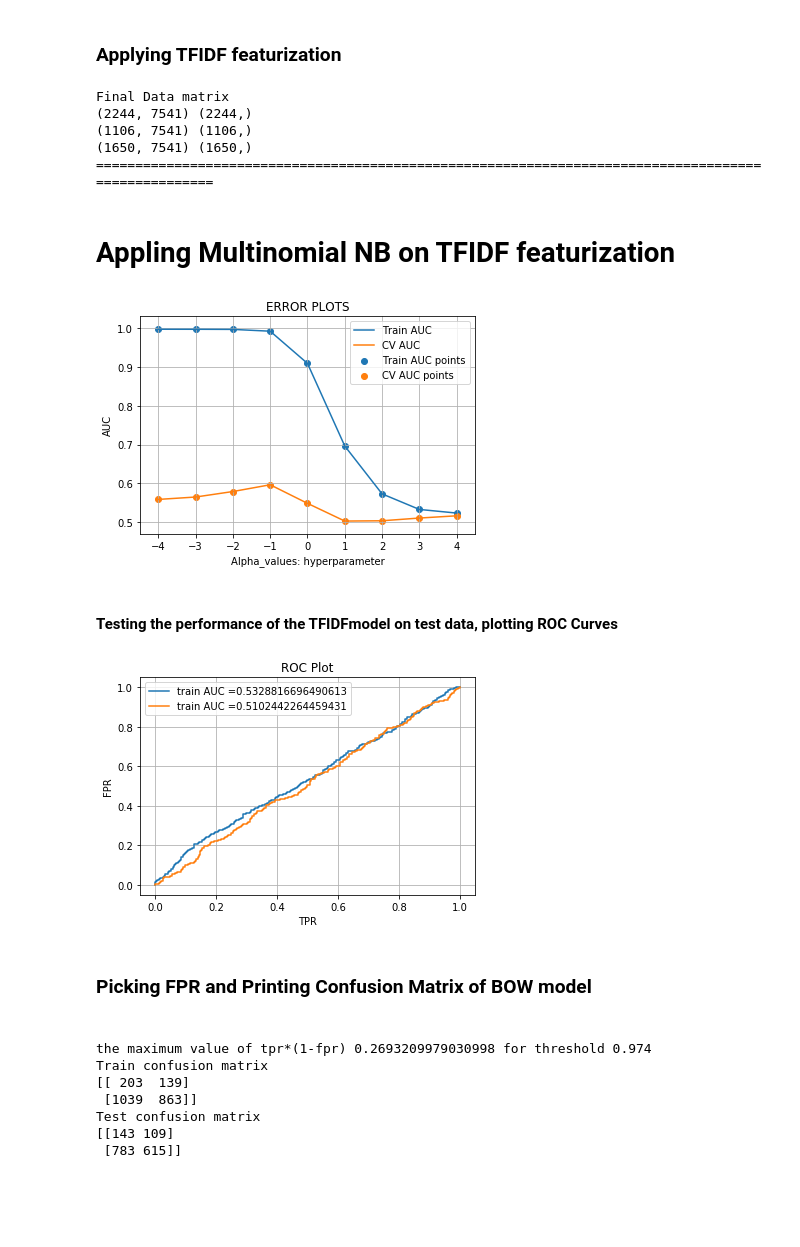
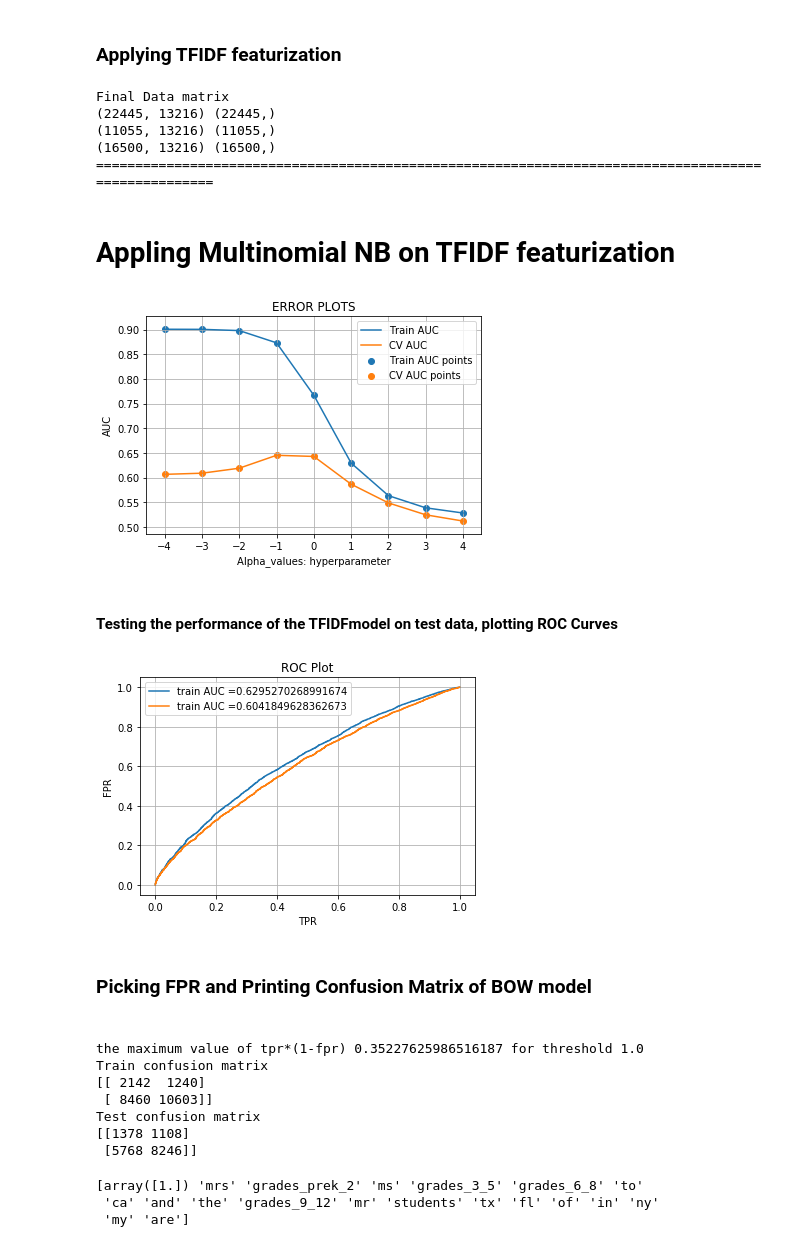
Before and after one commit to skshiraj/Sep_03, a Jupyter notebook: sugurunaresh111@gmail.com_06.ipynb, the cells around one changed output. Drawn from its saved outputs; the diff is of its cells as text; code cells hidden in the pictures; blank space fills up the shorter version.

```diff
--- a/sugurunaresh111@gmail.com_06.ipynb
+++ b/sugurunaresh111@gmail.com_06.ipynb
@@ -28,10 +28,11 @@ from collections import Counter
 [interactive output not drawn]
 # %%
 #loading data:
-data  = pd.read_csv('C:\\Users\\user\\Desktop\\6_Donors_choose_NB\\Preprocessed.csv', nrows=5000)
+data  = pd.read_csv('C:\\Users\\nsuguru\\Desktop\\Preprocessed_Data.csv')
 y = data['project_is_approved'].values
 X = data.drop(['project_is_approved'], axis=1)
 from sklearn.model_selection import train_test_split
 #Splitting data into Train and cross validation(or test): Stratified Sampling
 X_train, X_test, y_train, y_test = train_test_split(X, y, test_size=0.33, stratify=y)
 X_train, X_cv, y_train, y_cv = train_test_split(X_train, y_train, test_size=0.33, stratify=y_train)
+data.shape
@@ -142,10 +145,10 @@ plt.show()
 <h3>Testing the performance of the BOW MODEL on test data, plotting ROC Curves<h3/>
 # %%
 #choosing the best_alpha based on forloop results
-best_alpha=100
+best_alpha_bow=10
 from sklearn.metrics import roc_curve, auc
 from sklearn.naive_bayes import MultinomialNB
-clf = MultinomialNB(alpha=best_alpha)
+clf = MultinomialNB(alpha=best_alpha_bow)
 clf.fit(X_tr, y_train)
 y_train_pred = clf.predict_proba(X_tr)[:,1]
 y_test_pred = clf.predict_proba(X_te)[:,1]
@@ -153,6 +156,7 @@ train_fpr, train_tpr, tr_thresholds = roc_curve(y_train, y_train_pred)
 test_fpr, test_tpr, te_thresholds = roc_curve(y_test, y_test_pred)
 plt.plot(train_fpr, train_tpr, label="train AUC ="+str(auc(train_fpr, train_tpr)))
 plt.plot(test_fpr, test_tpr, label="train AUC ="+str(auc(test_fpr, test_tpr)))
+auc_bow=auc(train_fpr, train_tpr)
 plt.legend()
 plt.xlabel("TPR")
 plt.ylabel("FPR")
@@ -198,12 +202,14 @@ Test confusion matrix
 # %%
 #Making Data Model Ready: encoding eassay, and project_title
 # fit on train data
+feature_names=[]
 vectorizer = TfidfVectorizer(min_df=10,ngram_range=(1,4), max_features=5000)
 Vocab_TFIDF = vectorizer.fit(X_train['essay'].values)
 
 X_train_essay_TFIDF = vectorizer.transform(X_train['essay'].values)
 X_cv_essay_TFIDF = vectorizer.transform(X_cv['essay'].values)
 X_test_essay_TFIDF = vectorizer.transform(X_test['essay'].values)
+feature_names.extend(vectorizer.get_feature_names())
 
 #encoding categorical features: School State
 vectorizer = TfidfVectorizer()
@@ -211,6 +217,7 @@ vectorizer.fit(X_train['school_state'].values)
 X_train_state_TFIDF = vectorizer.transform(X_train['school_state'].values)
 X_cv_state_TFIDF = vectorizer.transform(X_cv['school_state'].values)
 X_test_state_TFIDF = vectorizer.transform(X_test['school_state'].values)
+feature_names.extend(vectorizer.get_feature_names())
 
 #encoding categorical features: project_title
 vectorizer = TfidfVectorizer()
@@ -218,6 +225,7 @@ vectorizer.fit(X_train['project_title'].values)
 X_train_title_TFIDF = vectorizer.transform(X_train['project_title'].values)
 X_cv_title_TFIDF = vectorizer.transform(X_cv['project_title'].values)
 X_test_title_TFIDF = vectorizer.transform(X_test['project_title'].values)
+feature_names.extend(vectorizer.get_feature_names())
 
 #encoding categorical features: teacher_prefix
 vectorizer = TfidfVectorizer()
@@ -225,6 +233,7 @@ vectorizer.fit(X_train['teacher_prefix'].values)
 X_train_teacher_TFIDF = vectorizer.transform(X_train['teacher_prefix'].values)
 X_cv_teacher_TFIDF = vectorizer.transform(X_cv['teacher_prefix'].values)
 X_test_teacher_TFIDF = vectorizer.transform(X_test['teacher_prefix'].values)
+feature_names.extend(vectorizer.get_feature_names())
 
 #encoding categorical features: project_grade_category
 vectorizer = TfidfVectorizer()
@@ -232,6 +241,7 @@ vectorizer.fit(X_train['project_grade_category'].values)
 X_train_grade_TFIDF = vectorizer.transform(X_train['project_grade_category'].values)
 X_cv_grade_TFIDF = vectorizer.transform(X_cv['project_grade_category'].values)
 X_test_grade_TFIDF = vectorizer.transform(X_test['project_grade_category'].values)
+feature_names.extend(vectorizer.get_feature_names())
 
 #encoding numerical features: Price
 from sklearn.preprocessing import Normalizer
@@ -240,12 +250,13 @@ normalizer.fit(X_train['price'].values.reshape(-1,1))
 X_train_price_norm = normalizer.transform(X_train['price'].values.reshape(-1,1))
 X_cv_price_norm = normalizer.transform(X_cv['price'].values.reshape(-1,1))
 X_test_price_norm = normalizer.transform(X_test['price'].values.reshape(-1,1))
+feature_names.extend(X_train_price_norm)
 
 #Concatinating all the features:
 from scipy.sparse import hstack
-X_tr = hstack((X_train_title_TFIDF,X_train_essay_TFIDF, X_train_state_TFIDF, X_train_teacher_TFIDF, X_train_grade_TFIDF, X_train_price_norm)).tocsr()
-X_cr = hstack((X_cv_title_TFIDF,X_cv_essay_TFIDF, X_cv_state_TFIDF, X_cv_teacher_TFIDF, X_cv_grade_TFIDF, X_cv_price_norm)).tocsr()
-X_te = hstack((X_test_title_TFIDF,X_test_essay_TFIDF, X_test_state_TFIDF, X_test_teacher_TFIDF, X_test_grade_TFIDF, X_test_price_norm)).tocsr()
+X_tr = hstack((X_train_essay_TFIDF, X_train_state_TFIDF,X_train_title_TFIDF, X_train_teacher_TFIDF, X_train_grade_TFIDF, X_train_price_norm)).tocsr()
+X_cr = hstack((X_cv_essay_TFIDF, X_cv_state_TFIDF,X_cv_title_TFIDF, X_cv_teacher_TFIDF, X_cv_grade_TFIDF, X_cv_price_norm)).tocsr()
+X_te = hstack((X_test_essay_TFIDF, X_test_state_TFIDF,X_test_title_TFIDF, X_test_teacher_TFIDF, X_test_grade_TFIDF, X_test_price_norm)).tocsr()
 
 print("Final Data matrix")
 print(X_tr.shape, y_train.shape)
@@ -254,9 +265,9 @@ print(X_te.shape, y_test.shape)
 print("="*100)
 # %% [output]
 Final Data matrix
-(2244, 7541) (2244,)
-(1106, 7541) (1106,)
-(1650, 7541) (1650,)
+(22445, 13216) (22445,)
+(11055, 13216) (11055,)
+(16500, 13216) (16500,)
 ====================================================================================================
 # %% [markdown]
 # Appling Multinomial NB on TFIDF featurization
@@ -269,7 +280,7 @@ cv_auc = []
 y_train_pred=[]
 y_cv_pred=[]
 #Hyper parameter Tuning:
-Alpha_values = [ 0.0001,0.001,0.01,0.1,1,10,100,1000,10000]
+Alpha_values = [0.0001,0.001,0.01,0.1,1,10,100,1000,10000]
 Alpha_log_values=[-4,-3,-2,-1,0,1,2,3,4]
 for i in tqdm(Alpha_values):
     clf = MultinomialNB(alpha=i)
@@ -294,30 +305,31 @@ plt.title("ERROR PLOTS")
 plt.grid()
 plt.show()
 # %% [output]
-[figure, old version]
+[figure, new version]
 # %% [markdown]
 #### Testing the performance of the TFIDFmodel on test data, plotting ROC Curves
 # %%
 #choosing the best_alpha based on forloop results
-best_alpha=1000
+best_alpha_tfidf = 10
 from sklearn.metrics import roc_curve, auc
 from sklearn.naive_bayes import MultinomialNB
-clf = MultinomialNB(alpha=best_alpha)
+clf = MultinomialNB(alpha=best_alpha_tfidf)
 clf.fit(X_tr, y_train)
 y_train_pred = clf.predict_proba(X_tr)[:,1]
 y_test_pred = clf.predict_proba(X_te)[:,1]
 train_fpr, train_tpr, tr_thresholds = roc_curve(y_train, y_train_pred)
 test_fpr, test_tpr, te_thresholds = roc_curve(y_test, y_test_pred)
 plt.plot(train_fpr, train_tpr, label="train AUC ="+str(auc(train_fpr, train_tpr)))
 plt.plot(test_fpr, test_tpr, label="train AUC ="+str(auc(test_fpr, test_tpr)))
+auc_tfidf=auc(train_fpr, train_tpr)
 plt.legend()
 plt.xlabel("TPR")
 plt.ylabel("FPR")
 plt.title("ROC Plot")
 plt.grid()
 plt.show()
 # %% [output]
-[figure, old version]
+[figure, new version]
 # %% [markdown]
 <h3>Picking FPR and Printing Confusion Matrix of BOW model<h3>
 # %%
@@ -343,10 +355,20 @@ print(confusion_matrix(y_train, predict_with_best_t(y_train_pred, best_t)))
 print("Test confusion matrix")
 print(confusion_matrix(y_test, predict_with_best_t(y_test_pred, best_t)))
 # %% [output]
-the maximum value of tpr*(1-fpr) 0.2693209979030998 for threshold 0.974
+the maximum value of tpr*(1-fpr) 0.35227625986516187 for threshold 1.0
 Train confusion matrix
-[[ 203  139]
- [1039  863]]
+[[ 2142  1240]
+ [ 8460 10603]]
 Test confusion matrix
-[[143 109]
- [783 615]]
+[[1378 1108]
+ [5768 8246]]
+# %%
+# Top 20 Features from set-2(TFIDF):
+
+max_ind_neg=np.argsort((clf.feature_log_prob_)[0])[::-1][0:20]
+top_neg=np.take(feature_names,max_ind_neg)
+print(top_neg)
+# %% [output]
+[array([1.]) 'mrs' 'grades_prek_2' 'ms' 'grades_3_5' 'grades_6_8' 'to'
+ 'ca' 'and' 'the' 'grades_9_12' 'mr' 'students' 'tx' 'fl' 'of' 'in' 'ny'
+ 'my' 'are']
```
Also changed, not shown: parts of 7 cells of this notebook, 1 other file.
